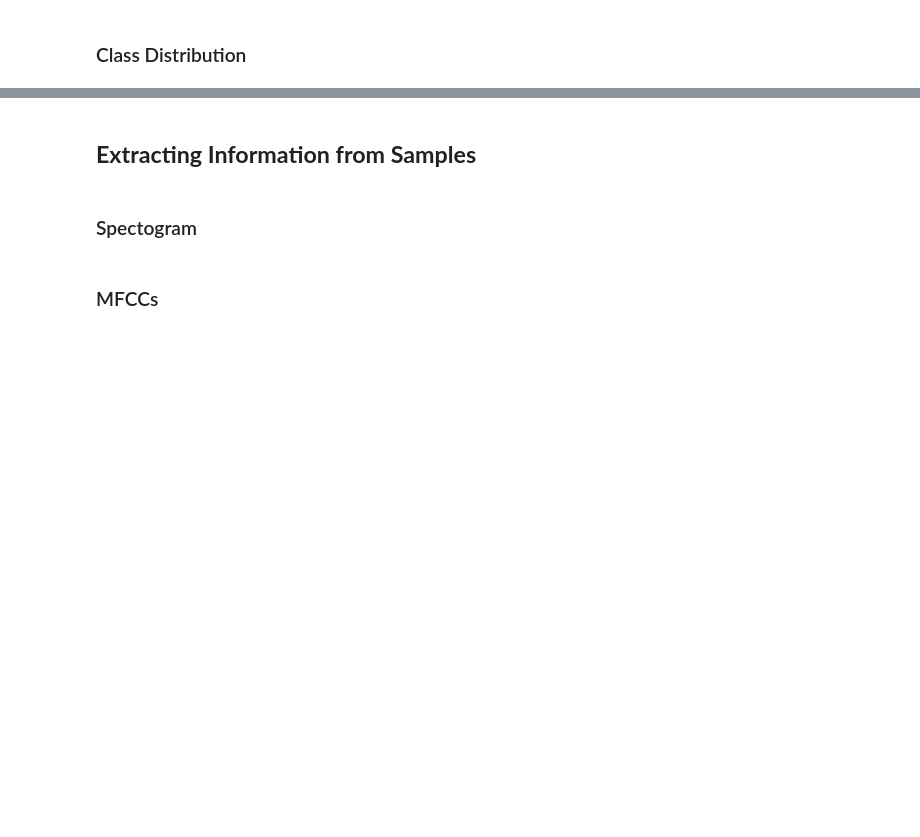
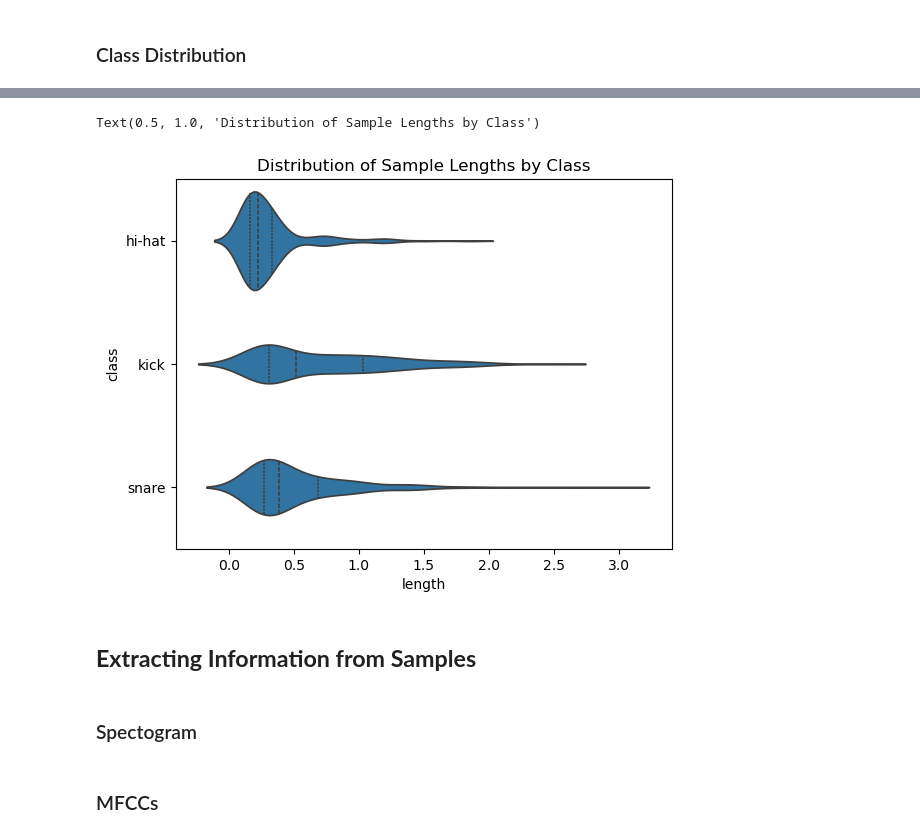
Before and after one commit to xFiveRivers/drum-classifier, a Jupyter notebook: 00_eda.ipynb, the cells around one changed output, grey strips where cells are left out. Cells and saved outputs as stored; diff of their text form; code cells hidden in the pictures; blank space fills up the shorter version.

```diff
--- a/00_eda.ipynb
+++ b/00_eda.ipynb
@@ -42,3 +47,16 @@ Text(0.5, 1.0, 'Class Distribution')
+# %%
+sns.violinplot(
+    data = df,
+    y = 'class',
+    x = 'length',
+    # hue = 'class',
+    inner = 'quart'
+).set_title(
+    'Distribution of Sample Lengths by Class'
+)
+# %% [output]
+Text(0.5, 1.0, 'Distribution of Sample Lengths by Class')
+[figure, added]
 # %% [markdown]
 ## **Extracting Information from Samples**
 # %% [markdown]
```
Also changed, not shown: parts of 2 cells of this notebook, 4 other files.
